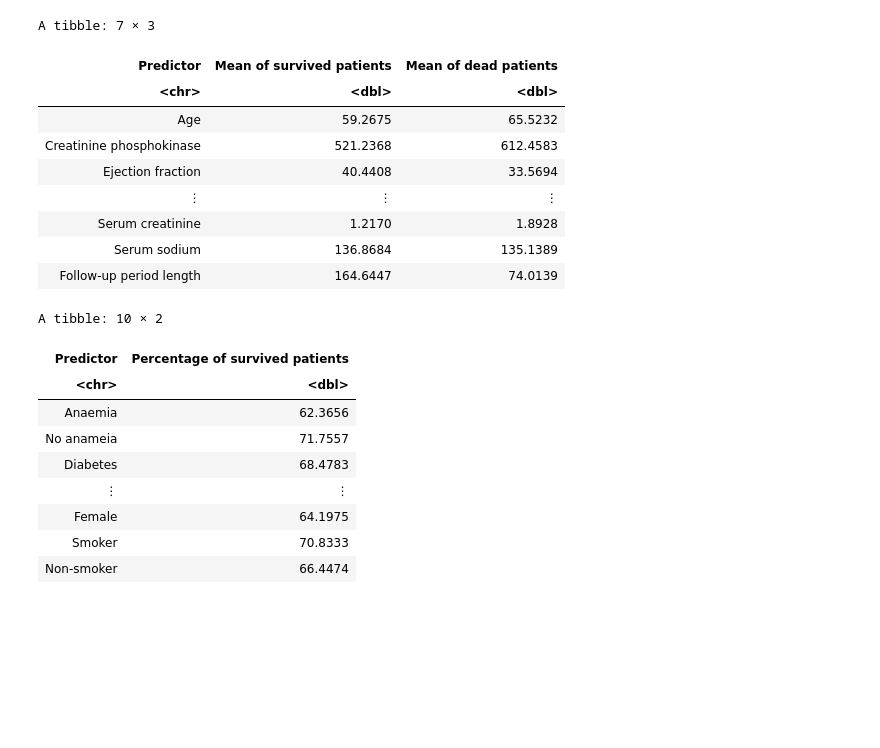
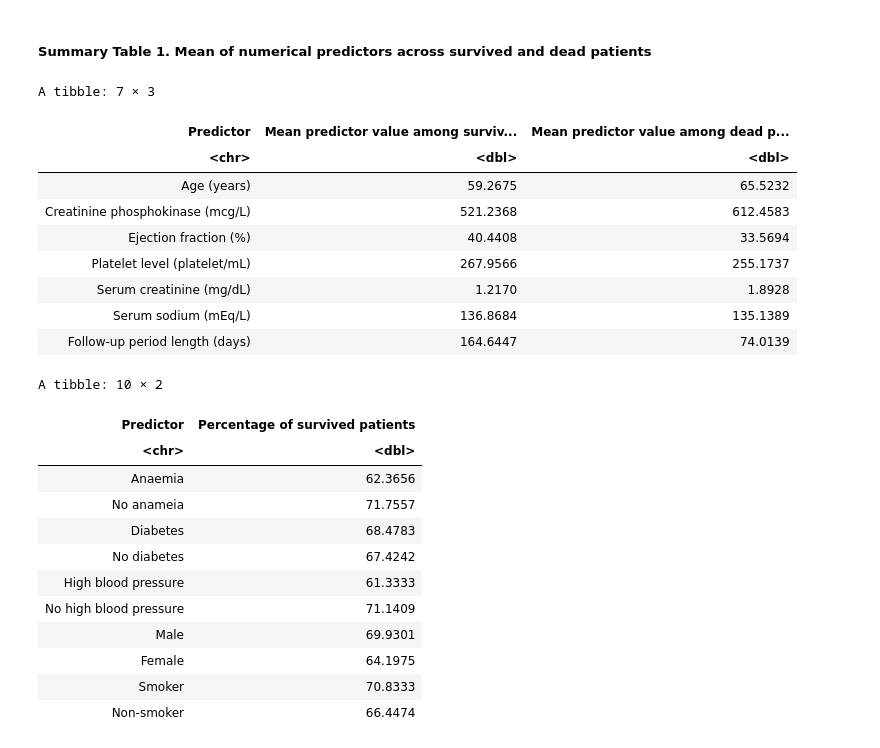
Before and after one commit to ShiyuDeng-Simon/group_project, a Jupyter notebook: Proposal.ipynb, the cells around one changed output. Cells and saved outputs as stored; diff of their text form; code cells hidden in the pictures; blank space fills up the shorter version.

```diff
--- a/Proposal.ipynb
+++ b/Proposal.ipynb
@@ -91,8 +63,8 @@ testing_data <- testing(data_split)
 
 # mean of numerical predictors among survived or dead patients
 
-numerical_preds <- c("Age", "Creatinine phosphokinase", "Ejection fraction", "Platelets (number/mL)", "Serum creatinine",
-                    "Serum sodium", "Follow-up period length")
+numerical_preds <- c("Age (years)", "Creatinine phosphokinase (mcg/L)", "Ejection fraction (%)", "Platelet level (platelet/mL)",
+                     "Serum creatinine (mg/dL)", "Serum sodium (mEq/L)", "Follow-up period length (days)")
 
 # make a function to find the mean of the numerical predictors among the survived patients
 find_mean_survived <- function(dat) {
@@ -235,24 +207,28 @@ ratio_summary <- c(ratio_summary_yes[1], ratio_summary_no[1],
                    ratio_summary_yes[3], ratio_summary_no[3],
                    ratio_summary_yes[4], ratio_summary_no[4],
                    ratio_summary_yes[5], ratio_summary_no[5])
+# %% [markdown]
+##### Summary Table 1. Mean of numerical predictors across survived and dead patients
 # %%
 # Create summary table 1
+options(repr.matrix.max.rows = 10)
 table_1 <- tibble(numerical_preds, round(mean_summary_survived, 4), round(mean_summary_dead, 4))
-colnames(table_1) <- c("Predictor", "Mean of survived patients", "Mean of dead patients")
-head(table_1, 7)
+colnames(table_1) <- c("Predictor", "Mean predictor value among survived patients", "Mean predictor value among dead patients")
+head(table_1, n = 10)
 # %% [output]
 A tibble: 7 × 3
-| Predictor | Mean of survived patients | Mean of dead patients |
+| Predictor | Mean predictor value among surviv... | Mean predictor value among dead p... |
 | <chr> | <dbl> | <dbl> |
-| Age | 59.2675 | 65.5232 |
-| Creatinine phosphokinase | 521.2368 | 612.4583 |
-| Ejection fraction | 40.4408 | 33.5694 |
-| ⋮ | ⋮ | ⋮ |
-| Serum creatinine | 1.2170 | 1.8928 |
-| Serum sodium | 136.8684 | 135.1389 |
-| Follow-up period length | 164.6447 | 74.0139 |
+| Age (years) | 59.2675 | 65.5232 |
+| Creatinine phosphokinase (mcg/L) | 521.2368 | 612.4583 |
+| Ejection fraction (%) | 40.4408 | 33.5694 |
+| Platelet level (platelet/mL) | 267.9566 | 255.1737 |
+| Serum creatinine (mg/dL) | 1.2170 | 1.8928 |
+| Serum sodium (mEq/L) | 136.8684 | 135.1389 |
+| Follow-up period length (days) | 164.6447 | 74.0139 |
 # %%
 # Create summary table 2
+options(repr.matrix.max.rows = 10)
 table_2 <- tibble(categorical_preds, round(ratio_summary, 4))
 colnames(table_2) <- c("Predictor", "Percentage of survived patients")
 head(table_2, 10)
@@ -263,7 +239,10 @@ A tibble: 10 × 2
 | Anaemia | 62.3656 |
 | No anameia | 71.7557 |
 | Diabetes | 68.4783 |
-| ⋮ | ⋮ |
+| No diabetes | 67.4242 |
+| High blood pressure | 61.3333 |
+| No high blood pressure | 71.1409 |
+| Male | 69.9301 |
 | Female | 64.1975 |
 | Smoker | 70.8333 |
 | Non-smoker | 66.4474 |
```
Also changed, not shown: parts of 7 cells of this notebook.
